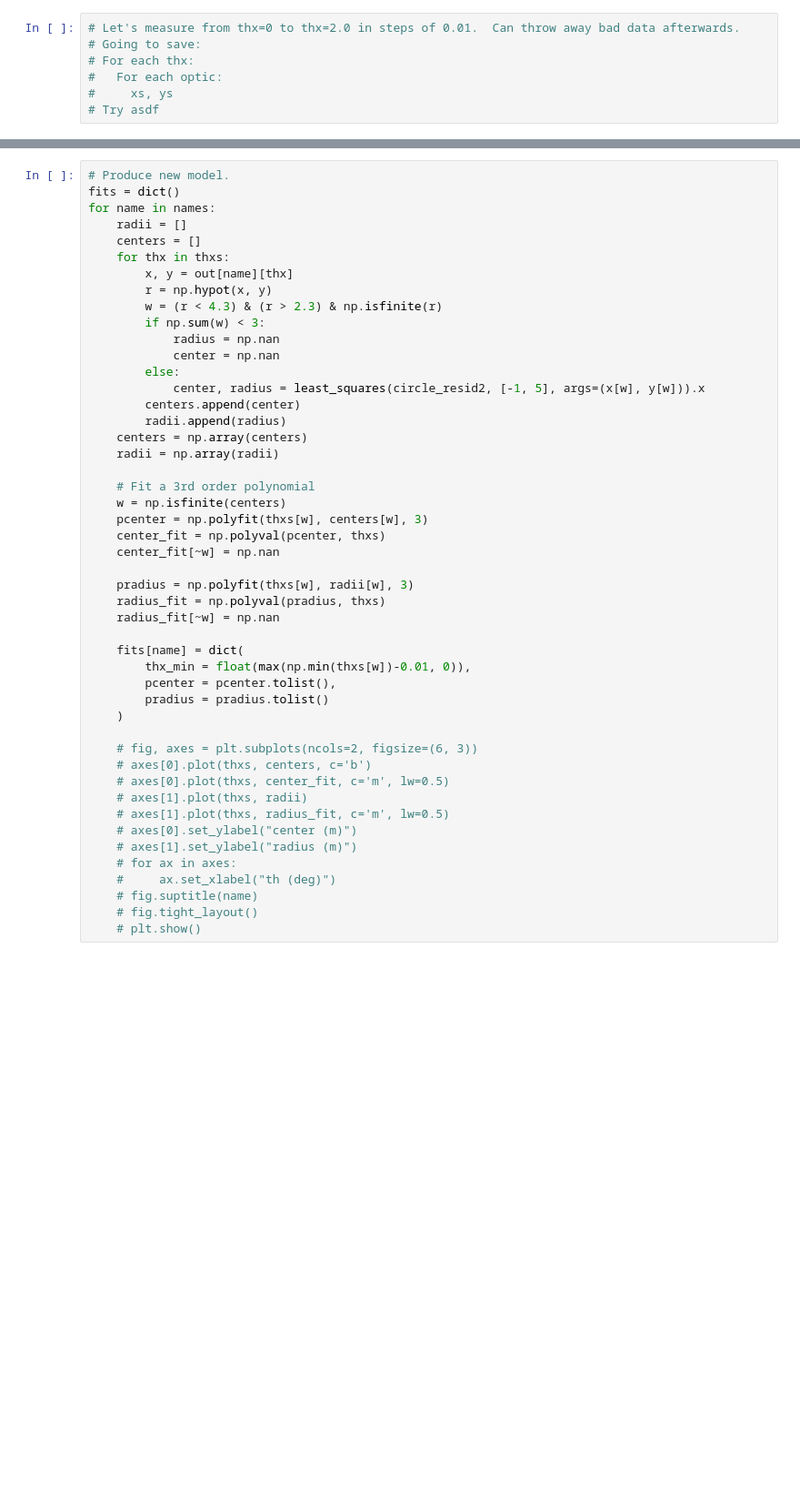
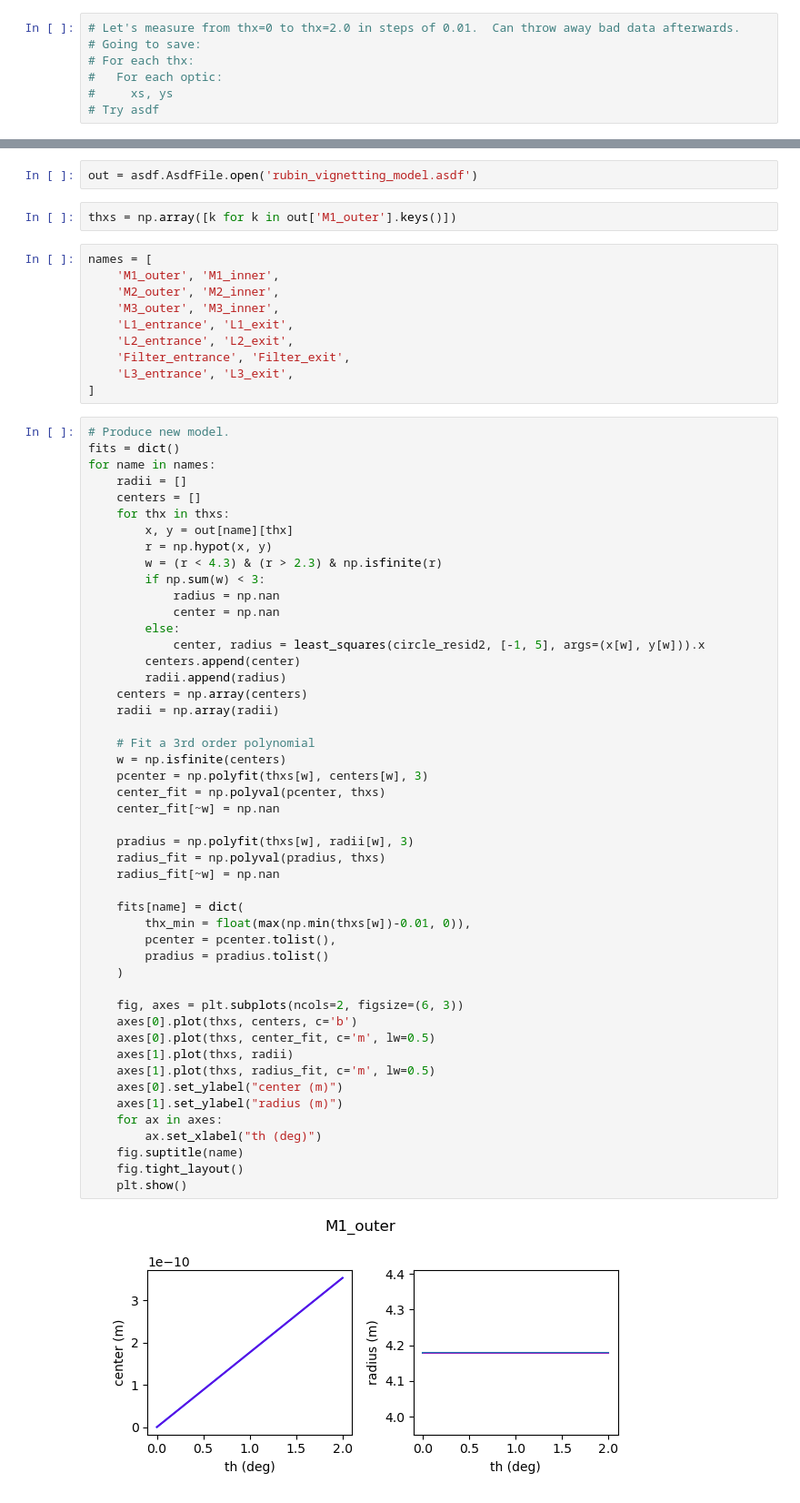
Before and after one commit to jmeyers314/danish, a Jupyter notebook: notebooks/Vignetting Model.ipynb, the cells around one changed output, grey strips where cells are left out. Shown at 91% size. Cells and saved outputs as stored; diff of their text form; blank space fills up the shorter version.

Commit message:
Add full vignetting notebook

```diff
--- a/notebooks/Vignetting Model.ipynb
+++ b/notebooks/Vignetting Model.ipynb
@@ -178,3 +211,17 @@ for name, attr, doc in [
+# %%
+out = asdf.AsdfFile.open('rubin_vignetting_model.asdf')
+# %%
+thxs = np.array([k for k in out['M1_outer'].keys()])
+# %%
+names = [
+    'M1_outer', 'M1_inner',
+    'M2_outer', 'M2_inner',
+    'M3_outer', 'M3_inner',
+    'L1_entrance', 'L1_exit',
+    'L2_entrance', 'L2_exit',
+    'Filter_entrance', 'Filter_exit',
+    'L3_entrance', 'L3_exit',
+]
 # %%
 # Produce new model.
 fits = dict()
@@ -184,42 +231,44 @@ for name in names:
     for thx in thxs:
         x, y = out[name][thx]
         r = np.hypot(x, y)
         w = (r < 4.3) & (r > 2.3) & np.isfinite(r)
         if np.sum(w) < 3:
             radius = np.nan
             center = np.nan
         else:
             center, radius = least_squares(circle_resid2, [-1, 5], args=(x[w], y[w])).x
         centers.append(center)
         radii.append(radius)
     centers = np.array(centers)
     radii = np.array(radii)
 
     # Fit a 3rd order polynomial
     w = np.isfinite(centers)
     pcenter = np.polyfit(thxs[w], centers[w], 3)
     center_fit = np.polyval(pcenter, thxs)
     center_fit[~w] = np.nan
 
     pradius = np.polyfit(thxs[w], radii[w], 3)
     radius_fit = np.polyval(pradius, thxs)
     radius_fit[~w] = np.nan
 
     fits[name] = dict(
         thx_min = float(max(np.min(thxs[w])-0.01, 0)),
         pcenter = pcenter.tolist(),
         pradius = pradius.tolist()
     )
 
-    # fig, axes = plt.subplots(ncols=2, figsize=(6, 3))
-    # axes[0].plot(thxs, centers, c='b')
-    # axes[0].plot(thxs, center_fit, c='m', lw=0.5)
-    # axes[1].plot(thxs, radii)
-    # axes[1].plot(thxs, radius_fit, c='m', lw=0.5)
-    # axes[0].set_ylabel("center (m)")
-    # axes[1].set_ylabel("radius (m)")
-    # for ax in axes:
-    #     ax.set_xlabel("th (deg)")
-    # fig.suptitle(name)
-    # fig.tight_layout()
-    # plt.show()
+    fig, axes = plt.subplots(ncols=2, figsize=(6, 3))
+    axes[0].plot(thxs, centers, c='b')
+    axes[0].plot(thxs, center_fit, c='m', lw=0.5)
+    axes[1].plot(thxs, radii)
+    axes[1].plot(thxs, radius_fit, c='m', lw=0.5)
+    axes[0].set_ylabel("center (m)")
+    axes[1].set_ylabel("radius (m)")
+    for ax in axes:
+        ax.set_xlabel("th (deg)")
+    fig.suptitle(name)
+    fig.tight_layout()
+    plt.show()
+# %% [output]
+[figure, added]
```
Also changed, not shown: parts of 5 cells of this notebook, 1 other file.
